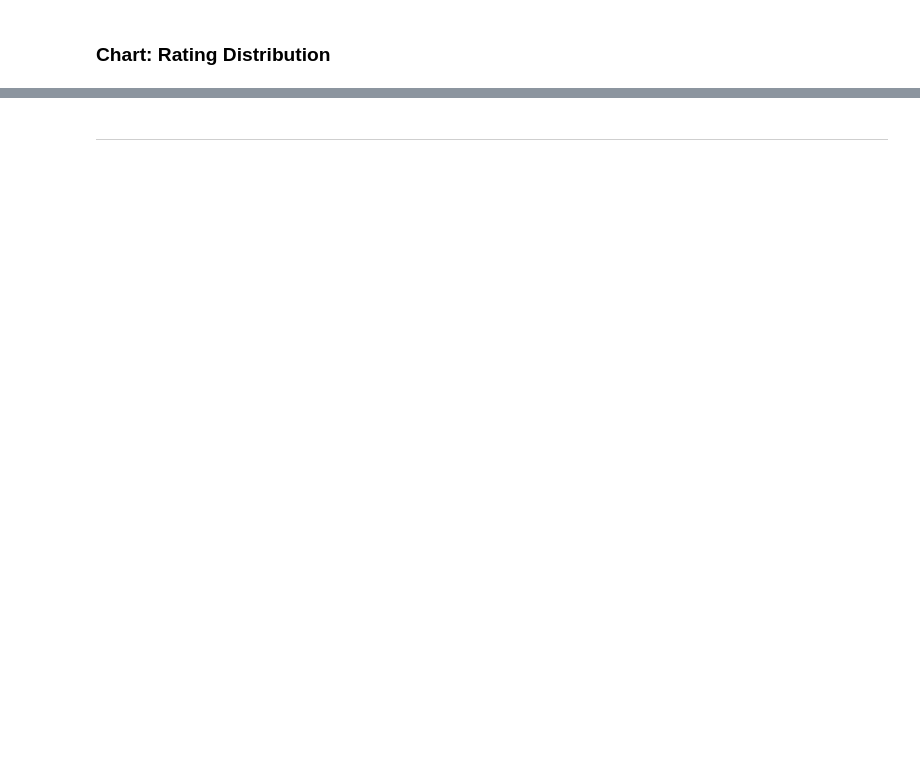
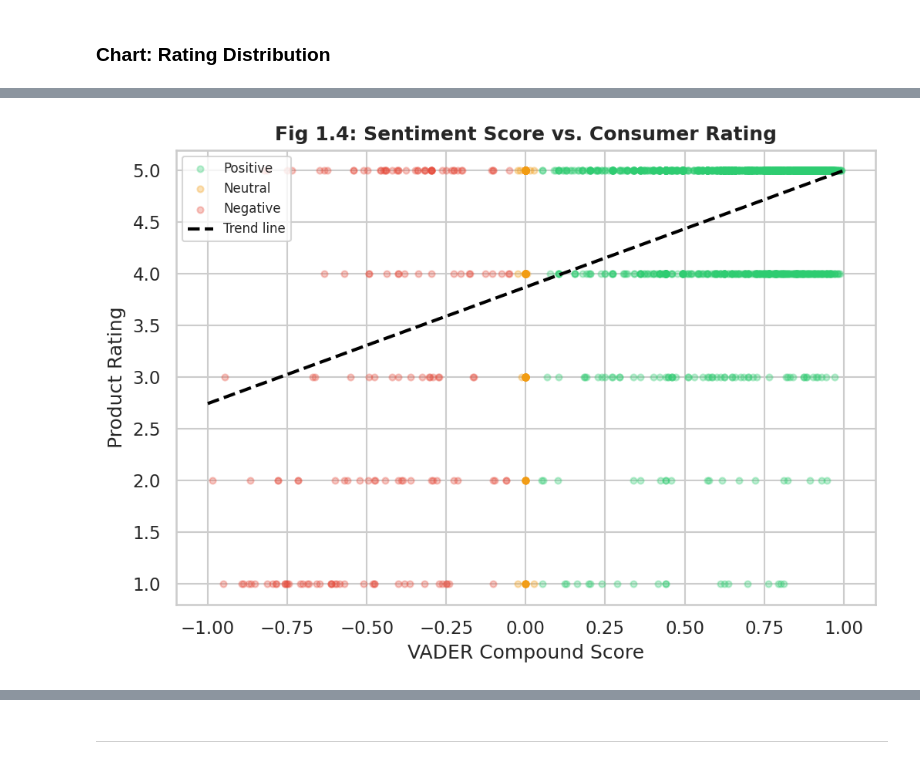
Before and after one commit to m-aryan/Social_Media_Sentiment_Polarity_on_Consumer_Purchase_Intention, a Jupyter notebook: Social_Media_Sentiment_Polarity_on_Consumer_Purchase_Intention.ipynb, the cells around one changed output, grey strips where cells are left out. Drawn from its saved outputs; the diff is of its cells as text; code cells hidden in the pictures; blank space fills up the shorter version.

```diff
--- a/Social_Media_Sentiment_Polarity_on_Consumer_Purchase_Intention.ipynb
+++ b/Social_Media_Sentiment_Polarity_on_Consumer_Purchase_Intention.ipynb
@@ -400,0 +433,40 @@ plt.show()
+# %%
+def plot_scatter(ax):
+    sample = df.sample(n=2000, random_state=42)
+
+    for s in order:
+        subset = sample[sample['sentiment'] == s]
+        ax.scatter(
+            subset['compound_score'],
+            subset['rating'],
+            alpha=0.3,
+            color=colors[s],
+            s=15,
+            label=s
+        )
+
+    m, b = np.polyfit(sample['compound_score'], sample['rating'], 1)
+
+    x_line = np.linspace(-1, 1, 100)
+
+    ax.plot(
+        x_line,
+        m * x_line + b,
+        color='black',
+        linestyle='--',
+        linewidth=2,
+        label='Trend line'
+    )
+
+    ax.set_title('Fig 1.4: Sentiment Score vs. Consumer Rating', fontweight='bold')
+    ax.set_xlabel('VADER Compound Score')
+    ax.set_ylabel('Product Rating')
+    ax.legend(fontsize=8)
+# %%
+fig, ax = plt.subplots(figsize=(7,5))
+plot_scatter(ax)
+plt.tight_layout()
+plt.savefig("Fig1_4_Scatter.png", dpi=150)
+plt.show()
+# %% [output]
+[figure, added]
```
Also changed, not shown: parts of 13 cells of this notebook.
